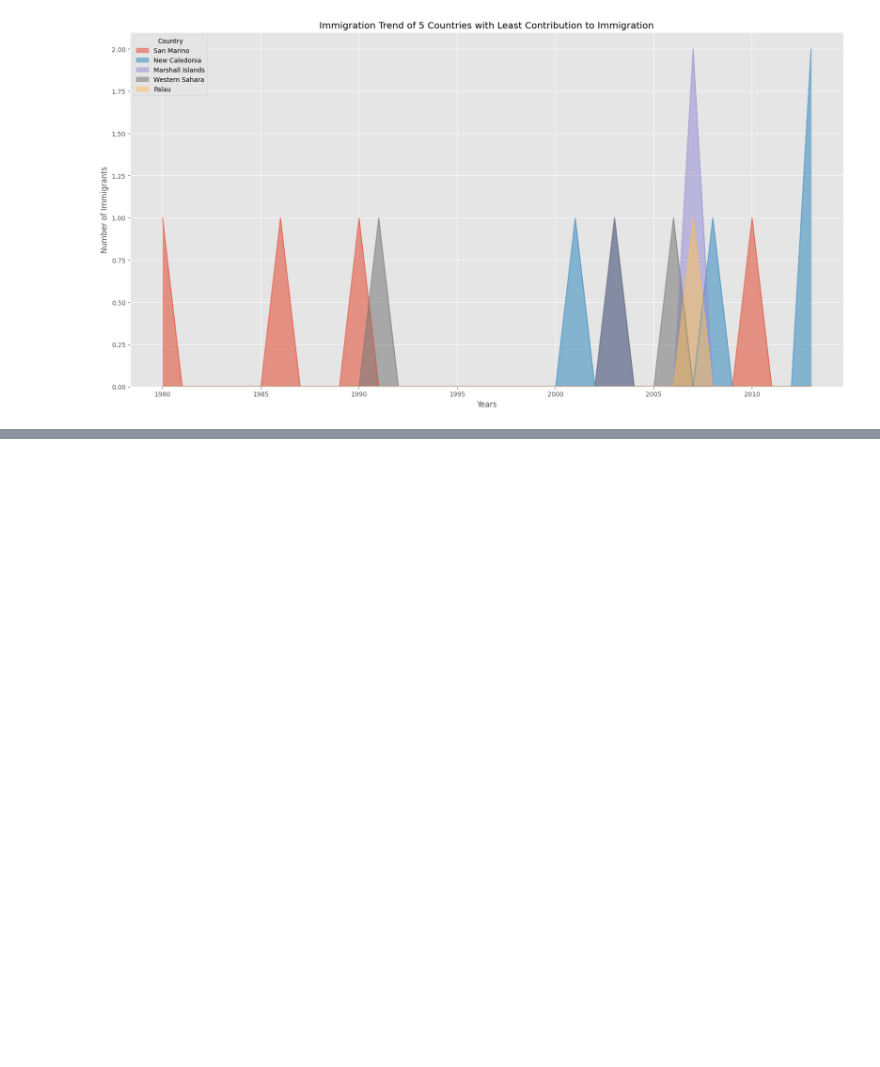
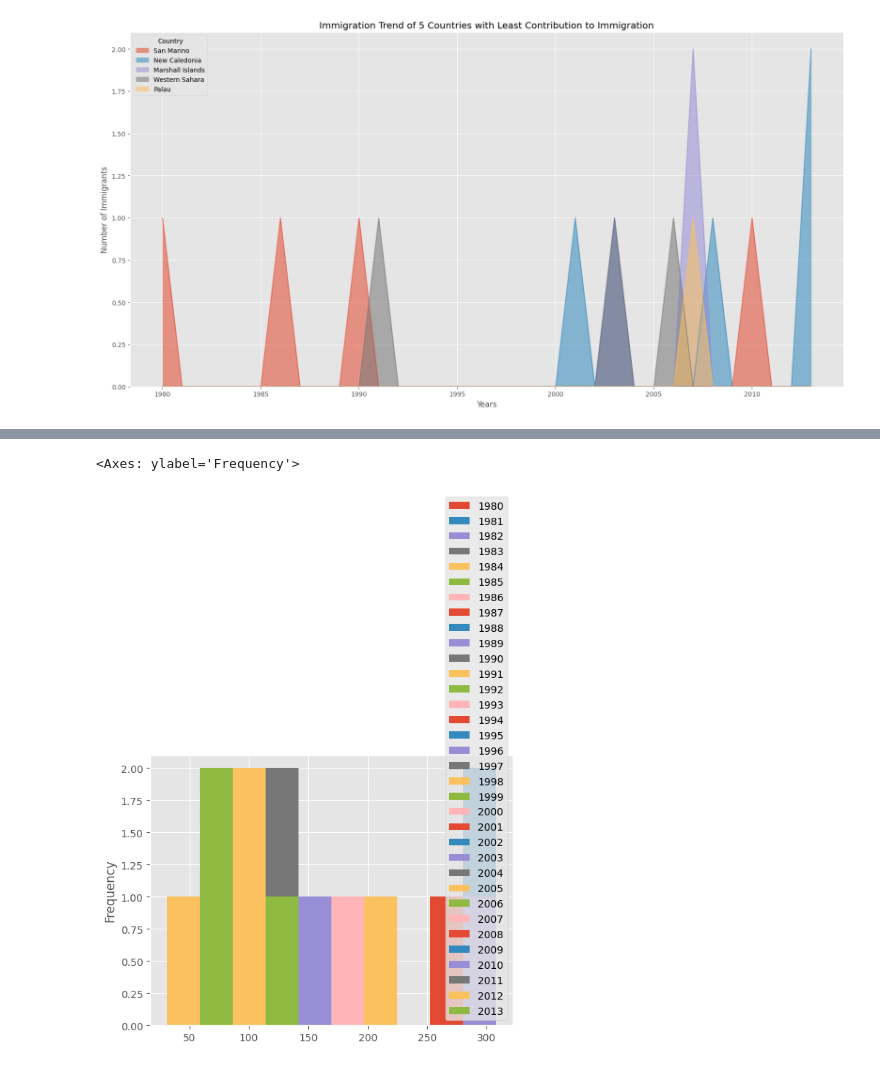
Before and after one commit to Gunjit2023/Data-Analyst, a Jupyter notebook: VisualizationTools.ipynb, the cells around one changed output, grey strips where cells are left out. Cells and saved outputs as stored; diff of their text form; code cells hidden in the pictures; blank space fills up the shorter version.

```diff
--- a/VisualizationTools.ipynb
+++ b/VisualizationTools.ipynb
@@ -244,0 +332,6 @@ Text(0.5, 0, 'Years')
+# %%
+# generate histogram
+df_can.loc[['Denmark', 'Norway', 'Sweden'], years].plot.hist()
+# %% [output]
+<Axes: ylabel='Frequency'>
+[figure, added]
```
Also changed, not shown: parts of 29 cells of this notebook.
